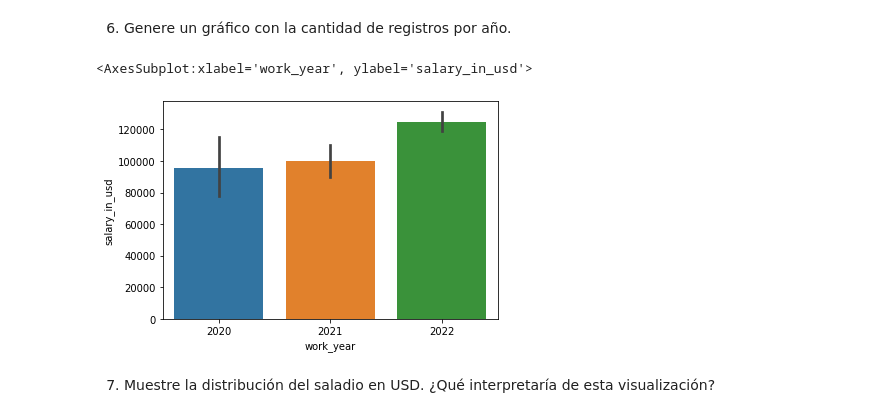
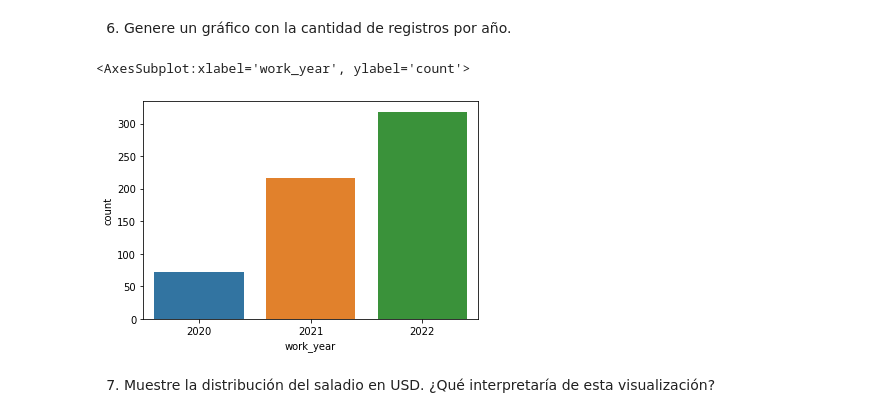
Before and after one commit to soyHenry/DS-TIPS-Grupo_B, a Jupyter notebook: TIP 2B - Con respuestas.ipynb, the cells around one changed output. Saved outputs shown, nothing was run; the diff lists cells and outputs as text; code cells hidden in the pictures.

```diff
--- a/TIP 2B - Con respuestas.ipynb
+++ b/TIP 2B - Con respuestas.ipynb
@@ -98,10 +98,10 @@ df[['experience_level','salary_in_usd']].groupby('experience_level').mean().sort
 # %% [markdown]
 6. Genere un gráfico con la cantidad de registros por año.
 # %%
-sns.barplot(x=df.work_year,y=df.salary_in_usd)
+sns.countplot(x=df.work_year)
 # %% [output]
-<AxesSubplot:xlabel='work_year', ylabel='salary_in_usd'>
+<AxesSubplot:xlabel='work_year', ylabel='count'>
-[figure, old version]
+[figure, new version]
 # %% [markdown]
 7. Muestre la distribución del saladio en USD. ¿Qué interpretaría de esta visualización?
 # %%
```
